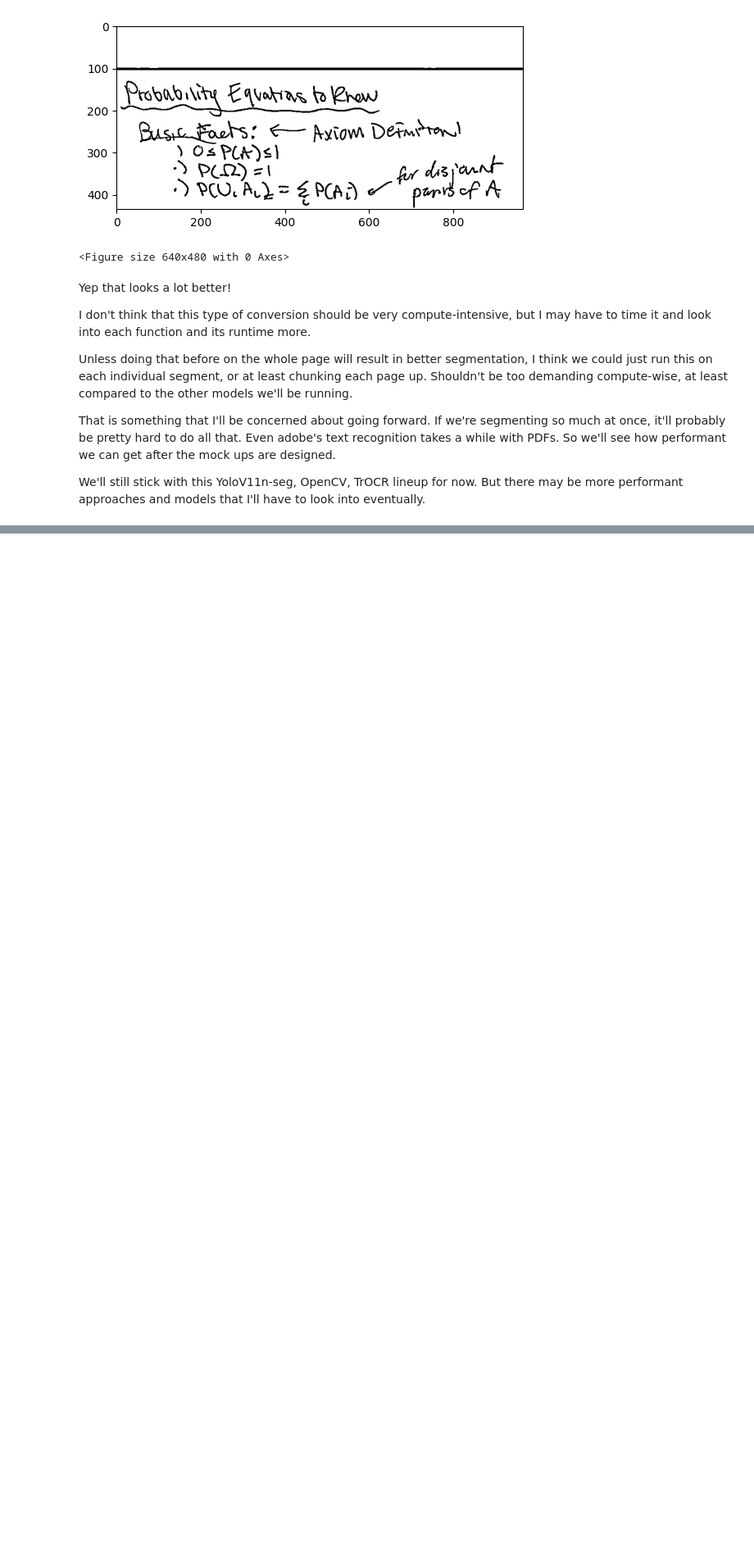
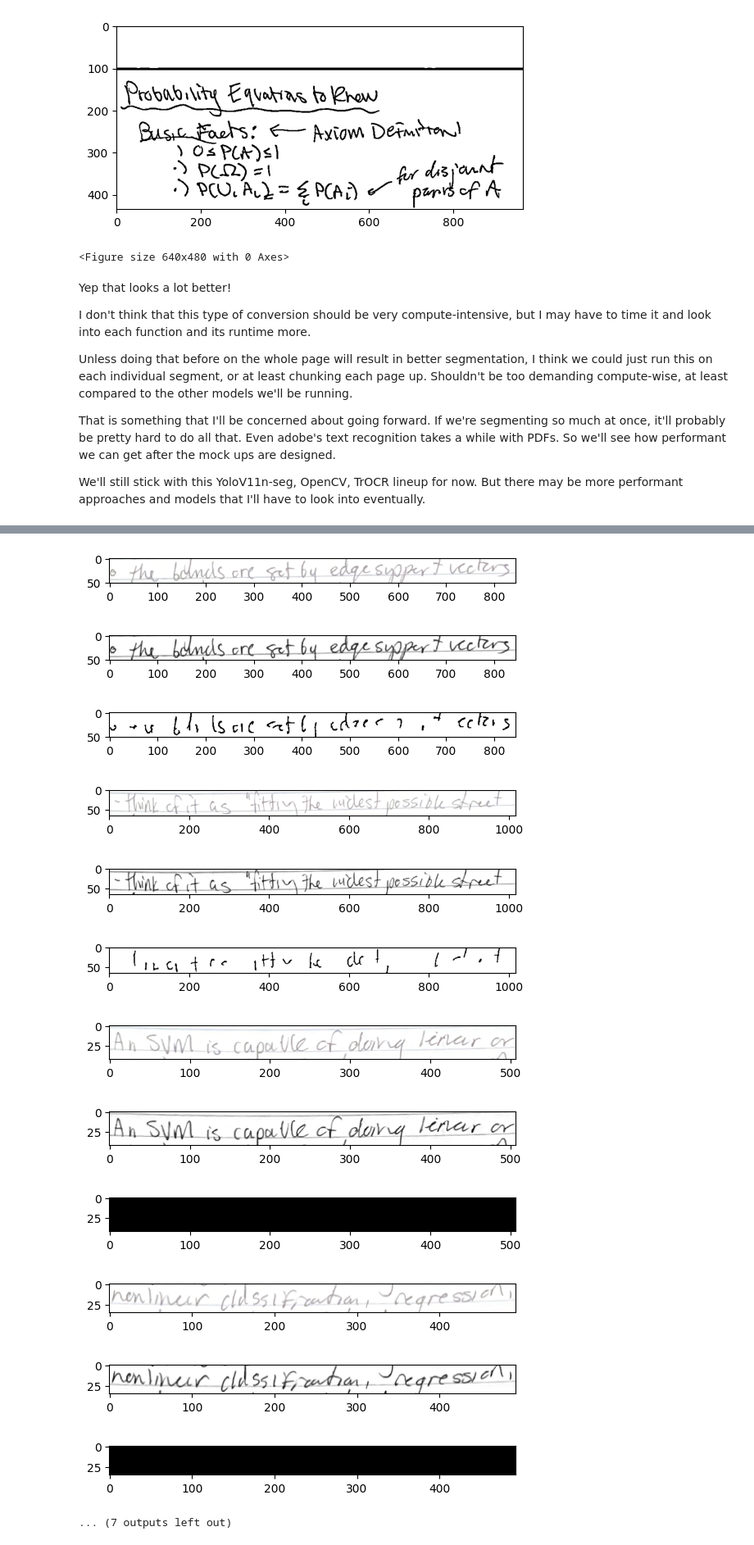
Before and after one commit to gjburke/note-transfer, a Jupyter notebook: development/text_detection.ipynb, the cells around one changed output, grey strips where cells are left out. Shown at 82% size. Cells and saved outputs as stored; diff of their text form; code cells hidden in the pictures; blank space fills up the shorter version.

```diff
--- a/development/text_detection.ipynb
+++ b/development/text_detection.ipynb
@@ -274,0 +309,39 @@ We'll still stick with this YoloV11n-seg, OpenCV, TrOCR lineup for now. But ther
+# %%
+def full_filter(image):
+    gray = cv2.cvtColor(image, cv2.COLOR_BGR2GRAY)
+    normalized = (255*(gray/gray.max())).astype(np.uint8)
+
+    plt.figure()
+    plt.imshow(normalized, cmap='gray')
+
+    adapted = apply_adaptive_threshold(normalized)
+    filtered = filter_specs(adapted)
+    dilated = dilate(filtered)
+    blurred = apply_blur(dilated)
+    final = cv2.bitwise_not(blurred)
+    return final
+# %%
+new_page_dir = r'images\svm_page'
+image_paths = [os.path.join(new_page_dir, file_name) for file_name in os.listdir(new_page_dir)]
+
+for image_path in image_paths:
+    image = cv2.imread(image_path)
+    show_cv2_img(image)
+    filtered = full_filter(image)
+    plt.figure()
+    plt.imshow(filtered, cmap='gray')
+    plt.figure()
+# %% [output]
+[figure, added]
+[figure, added]
+[figure, added]
+[figure, added]
+[figure, added]
+[figure, added]
+[figure, added]
+[figure, added]
+[figure, added]
+[figure, added]
+[figure, added]
+[figure, added]
+... (7 outputs left out)
```
Also changed, not shown: parts of 21 cells of this notebook.
